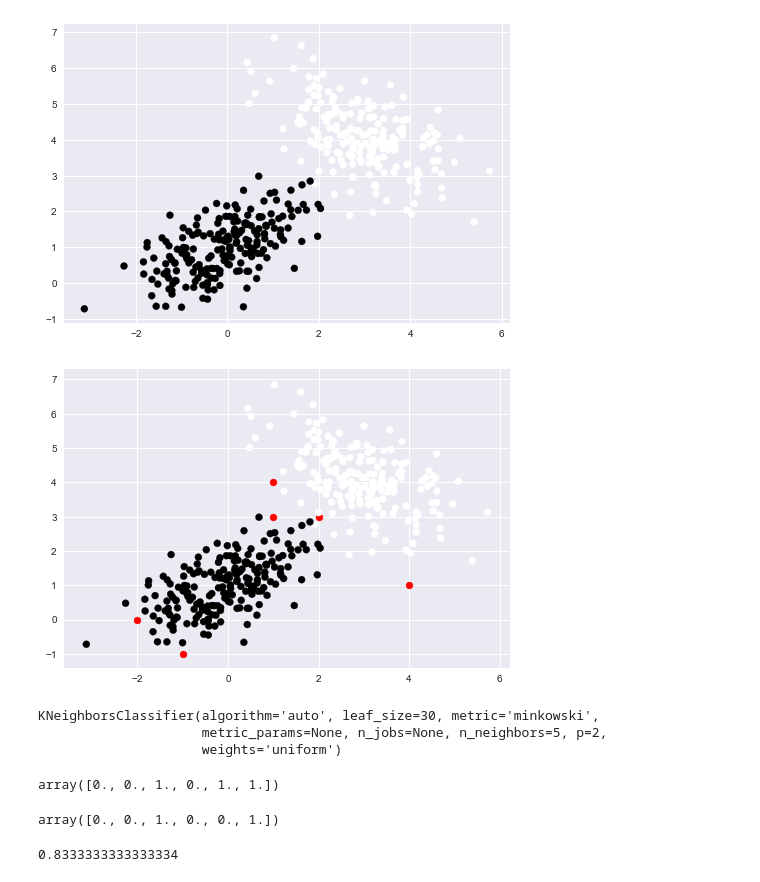
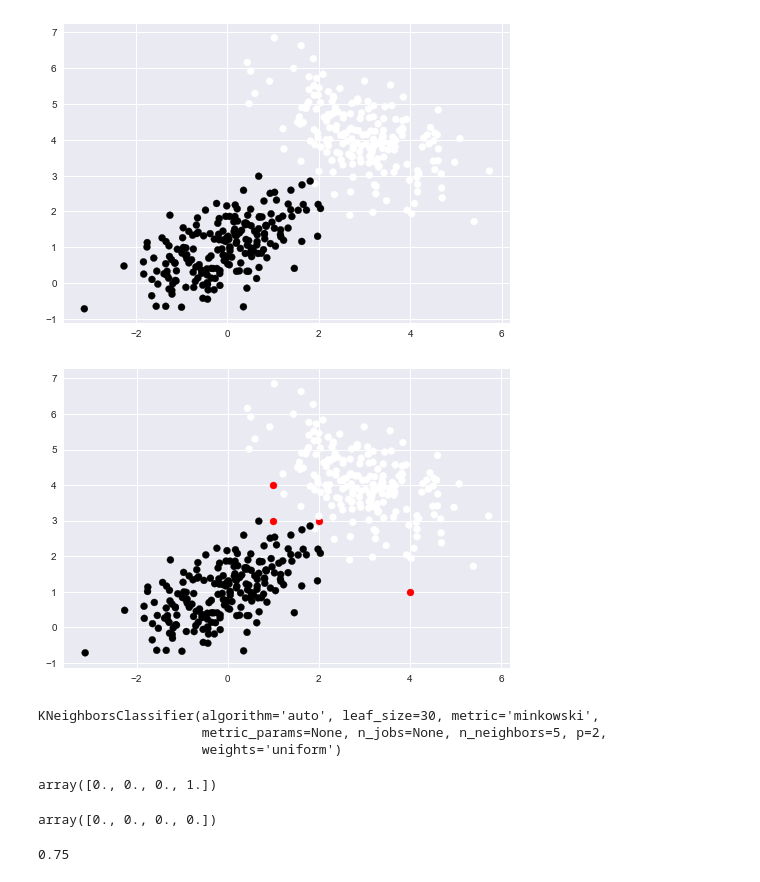
Before and after one commit to JayantGoel001/KNN, a Jupyter notebook: KNN.ipynb, the cells around one changed output. Cells and saved outputs as stored; diff of their text form; code cells hidden in the pictures.

```diff
--- a/KNN.ipynb
+++ b/KNN.ipynb
@@ -78,12 +78,12 @@ plt.show()
 # %% [output]
 [figure]
 # %%
-query=np.array([[2,3],[4,1],[-2,0],[1,4],[1,3],[-1,-1]])
+query=np.array([[2,3],[4,1],[1,4],[1,3]])
 plt.scatter(query[:,0],query[:,1],c='red')
 plt.scatter(X[:,0],X[:,1],c=y)
 plt.show()
 # %% [output]
-[figure, old version]
+[figure, new version]
 # %%
 model = KNeighborsClassifier()
 # %%
@@ -95,12 +95,12 @@ KNeighborsClassifier(algorithm='auto', leaf_size=30, metric='minkowski',
 # %%
 model.predict(query)
 # %% [output]
-array([0., 0., 1., 0., 1., 1.])
+array([0., 0., 0., 1.])
 # %%
 y[query[:,0]]
 # %% [output]
-array([0., 0., 1., 0., 0., 1.])
+array([0., 0., 0., 0.])
 # %%
 model.score(query,y[query[:,0]])
 # %% [output]
-0.8333333333333334
+0.75
```
